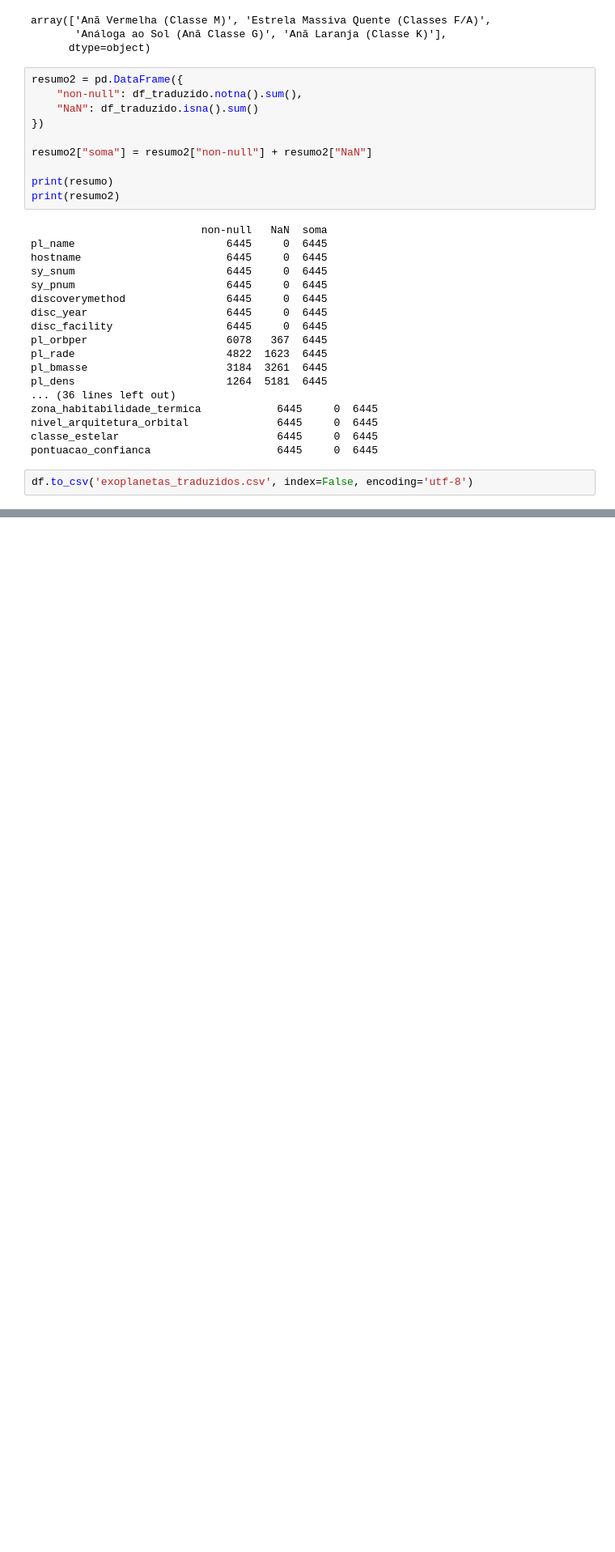
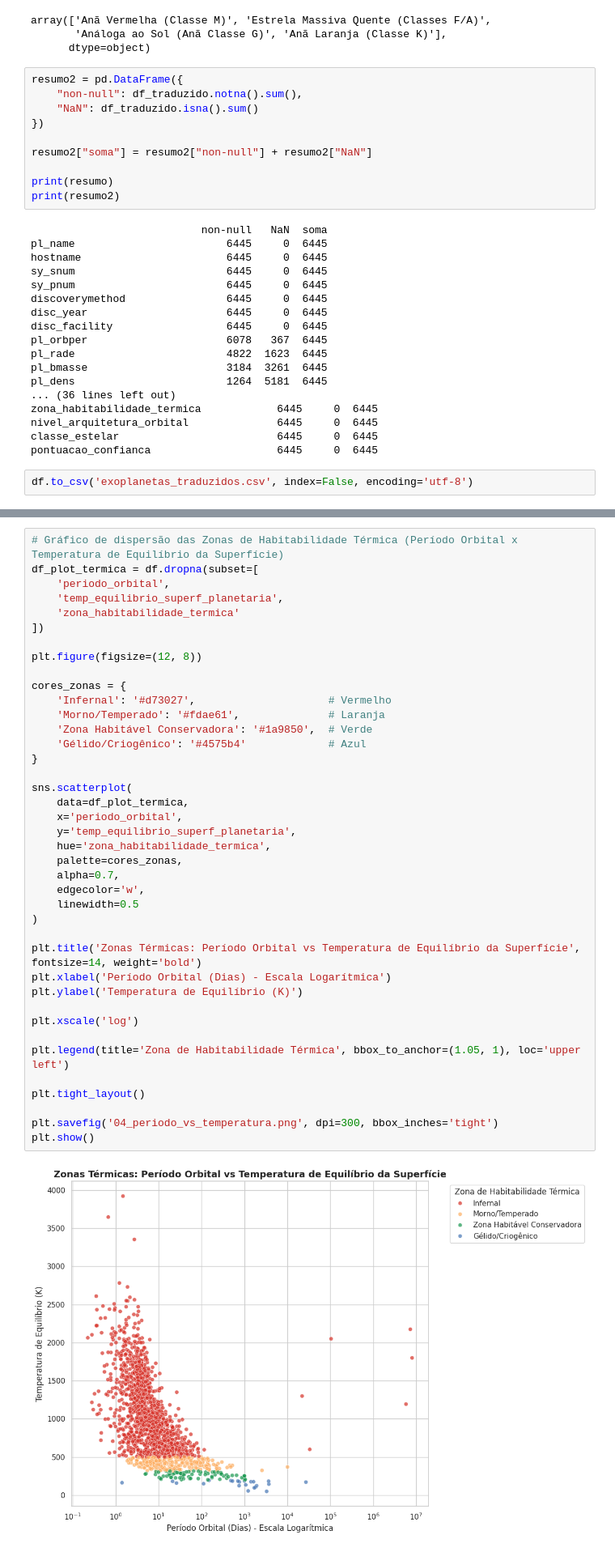
Before and after one commit to zenitheesc/minicurso-analise-exploratoria, a Jupyter notebook: dataset_espacial_principal.ipynb, the cells around one changed output, grey strips where cells are left out. Shown at 81% size. Saved outputs shown, nothing was run; the diff lists cells and outputs as text; blank space fills up the shorter version.

```diff
--- a/dataset_espacial_principal.ipynb
+++ b/dataset_espacial_principal.ipynb
@@ -398,0 +479,42 @@ df.to_csv('exoplanetas_traduzidos.csv', index=False, encoding='utf-8')
+# %%
+# Gráfico de dispersão das Zonas de Habitabilidade Térmica (Período Orbital x Temperatura de Equilíbrio da Superfície)
+df_plot_termica = df.dropna(subset=[
+    'periodo_orbital',
+    'temp_equilibrio_superf_planetaria',
+    'zona_habitabilidade_termica'
+])
+
+plt.figure(figsize=(12, 8))
+
+cores_zonas = {
+    'Infernal': '#d73027',                     # Vermelho
+    'Morno/Temperado': '#fdae61',              # Laranja
+    'Zona Habitável Conservadora': '#1a9850',  # Verde
+    'Gélido/Criogênico': '#4575b4'             # Azul
+}
+
+sns.scatterplot(
+    data=df_plot_termica,
+    x='periodo_orbital',
+    y='temp_equilibrio_superf_planetaria',
+    hue='zona_habitabilidade_termica',
+    palette=cores_zonas,
+    alpha=0.7,
+    edgecolor='w',
+    linewidth=0.5
+)
+
+plt.title('Zonas Térmicas: Período Orbital vs Temperatura de Equilíbrio da Superfície', fontsize=14, weight='bold')
+plt.xlabel('Período Orbital (Dias) - Escala Logarítmica')
+plt.ylabel('Temperatura de Equilíbrio (K)')
+
+plt.xscale('log')
+
+plt.legend(title='Zona de Habitabilidade Térmica', bbox_to_anchor=(1.05, 1), loc='upper left')
+
+plt.tight_layout()
+
+plt.savefig('04_periodo_vs_temperatura.png', dpi=300, bbox_inches='tight')
+plt.show()
+# %% [output]
+[figure, added]
```
Also changed, not shown: parts of 5 cells of this notebook.
